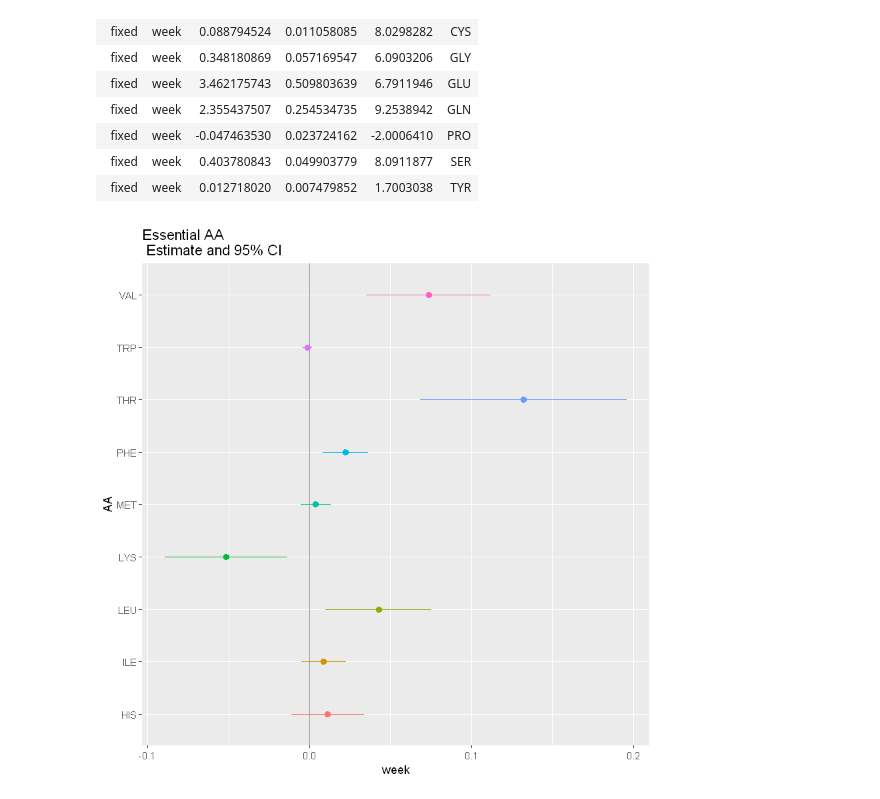
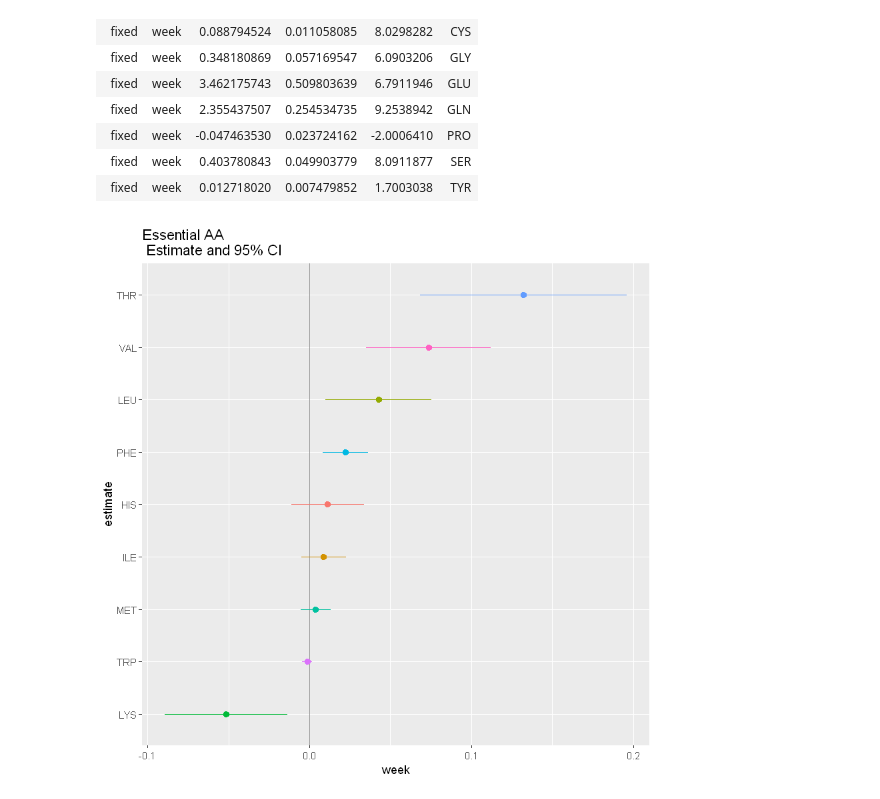
Before and after one commit to notblank/AA-leche-humana, a Jupyter notebook: Report Plots.ipynb, the cells around one changed output. Cells and saved outputs as stored; diff of their text form; code cells hidden in the pictures.

```diff
--- a/Report Plots.ipynb
+++ b/Report Plots.ipynb
@@ -1028,14 +1063,14 @@ weekCoef_NE
 | fixed | week | 0.012718020 | 0.007479852 | 1.7003038 | TYR |
 # %%
 #png(filename="./plots/EAA_W_coeff.png", units="cm", width=20, height=20, res = 300)
-ggplot(weekCoef_E, aes(x = AA, y = estimate, color = AA)) +
+ggplot(weekCoef_E, aes(x = reorder(AA, estimate), y = estimate, color = AA)) +
     geom_hline(yintercept = 0, alpha = 0.4) +
     geom_point() + geom_pointrange( aes(x = AA, ymin = estimate - 2*std.error, ymax = estimate + 2*std.error)) +
     theme(legend.position = "none") +
-    coord_flip() + ylab(TeX('week')) +
+    coord_flip() + xlab('estimate') + ylab('week') +
     ggtitle('Essential AA \n Estimate and 95% CI')
 #dev.off()
 # %% [output]
-[figure, old version]
+[figure, new version]
 # %%
 #png(filename="./plots/NEAA_W1_coeff.png", units="cm", width=20, height=20, res = 300)
```
Also changed, not shown: parts of 9 cells of this notebook, 14 other files.
